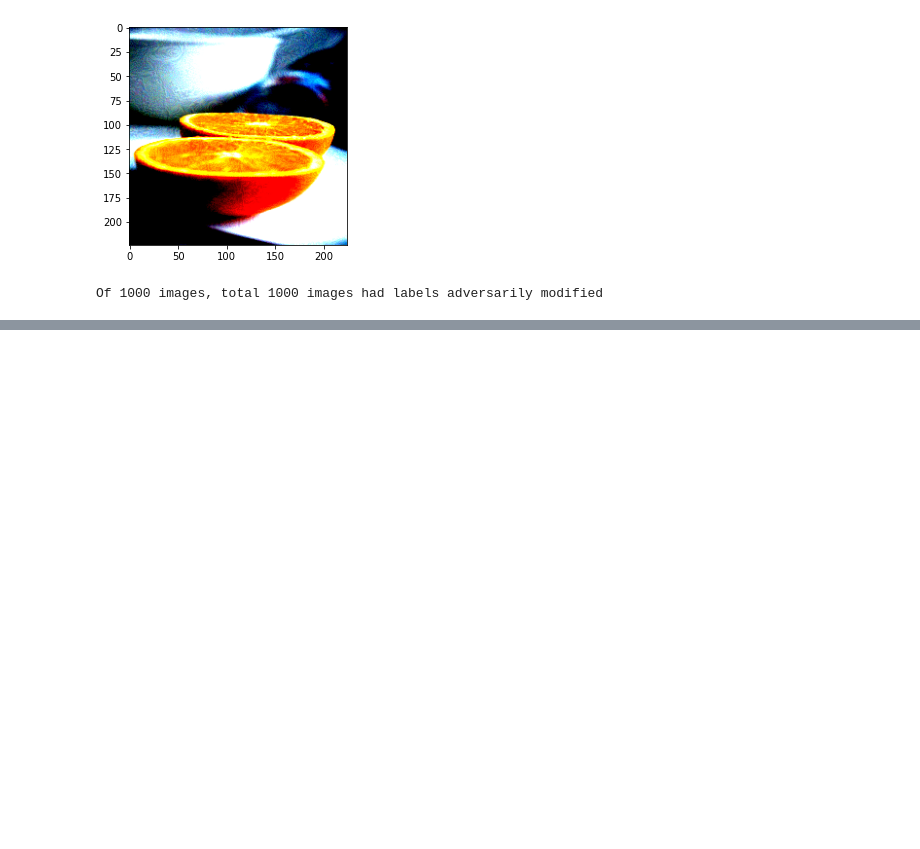
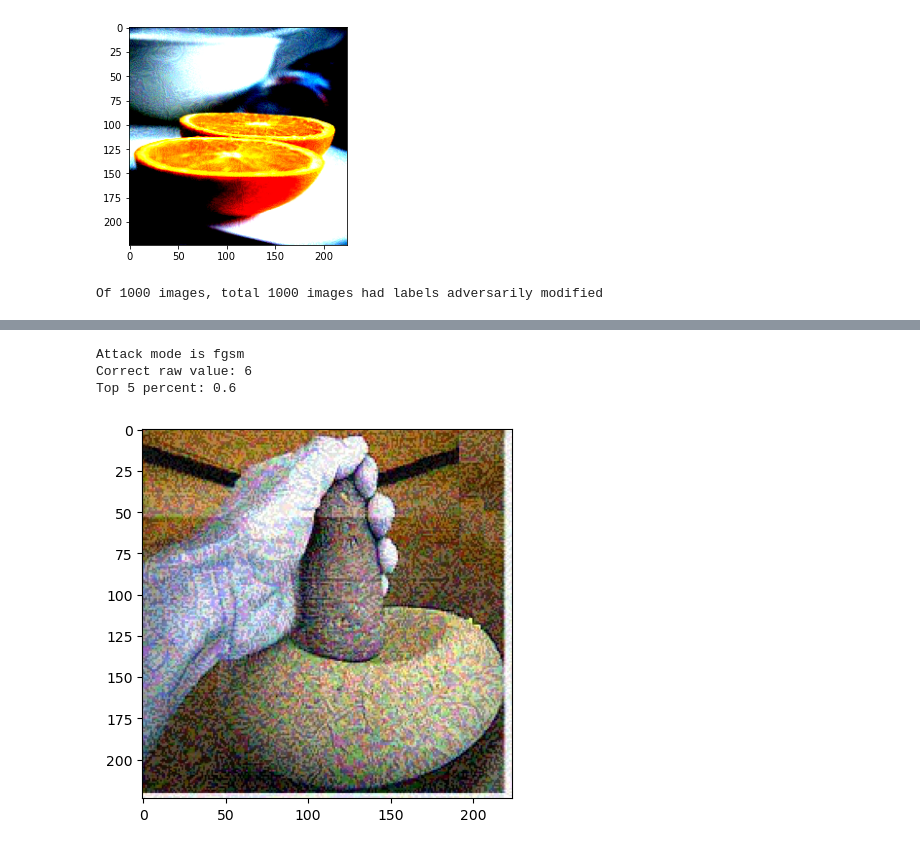
Before and after one commit to emilypark0418/AdversarialCLIPRobustness, a Jupyter notebook: BaseCode_v1.ipynb, the cells around one changed output, grey strips where cells are left out. Saved outputs shown, nothing was run; the diff lists cells and outputs as text; code cells hidden in the pictures; blank space fills up the shorter version.

```diff
--- a/BaseCode_v1.ipynb
+++ b/BaseCode_v1.ipynb
@@ -748,0 +948,13 @@ Of 1000 images, total 1000 images had labels adversarily modified
+# %%
+top_k_inf(imagenet_files, inf_df['caption'].values, model, text_embeddings, k=5, attack_mode="fgsm")
+# %% [output]
+Attack mode is fgsm
+Correct raw value: 6
+Top 5 percent: 0.6
+# %%
+image = preprocess_inf_img("data/attack/mortar.JPEG")
+plt.imshow(image.permute(1, 2, 0).float())
+
+result = torch.unsqueeze(image, 0)
+# %% [output]
+[figure, added]
```
Also changed, not shown: parts of 30 cells of this notebook.
